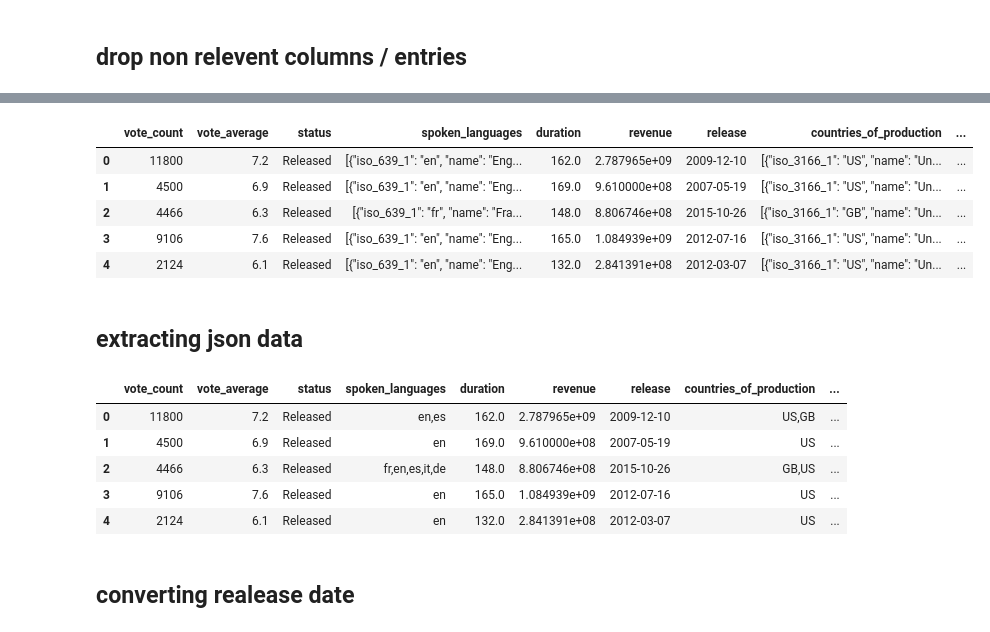
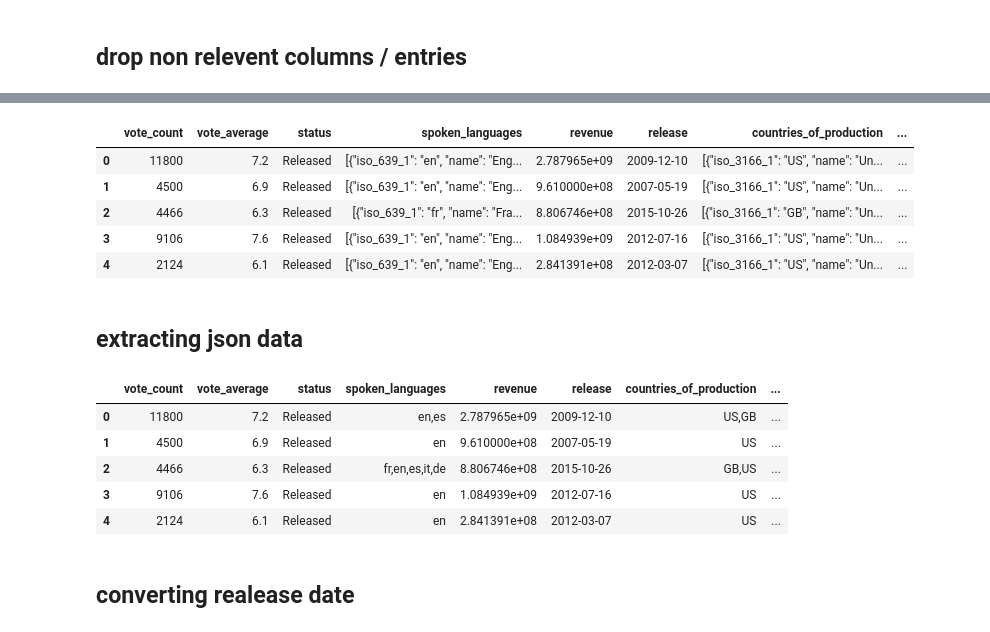
Before and after one commit to ChillinSoul/machineLearning, a Jupyter notebook: data_exploration/main.ipynb, the cells around one changed output, grey strips where cells are left out. Cells and saved outputs as stored; diff of their text form; code cells hidden in the pictures.

```diff
--- a/data_exploration/main.ipynb
+++ b/data_exploration/main.ipynb
@@ -31,17 +68,18 @@ raw_data.dropna(inplace=True)
 # %%
-drop_list = ["title", "tagline", "production","overview","original_title","homepage","id"]
+drop_list = ["title", "tagline", "production","overview","original_title","homepage","id","duration"]
 
 
 data = data.dropna(subset=['revenue'])
+data = data[data['revenue'] != 0]
 data = data.drop(drop_list, axis=1)
 data.head()
 # %% [output]
-|  | vote_count | vote_average | status | spoken_languages | duration | revenue | release | countries_of_production | ... |
-| 0 | 11800 | 7.2 | Released | [{"iso_639_1": "en", "name": "Eng... | 162.0 | 2.787965e+09 | 2009-12-10 | [{"iso_3166_1": "US", "name": "Un... | ... |
-| 1 | 4500 | 6.9 | Released | [{"iso_639_1": "en", "name": "Eng... | 169.0 | 9.610000e+08 | 2007-05-19 | [{"iso_3166_1": "US", "name": "Un... | ... |
-| 2 | 4466 | 6.3 | Released | [{"iso_639_1": "fr", "name": "Fra... | 148.0 | 8.806746e+08 | 2015-10-26 | [{"iso_3166_1": "GB", "name": "Un... | ... |
-| 3 | 9106 | 7.6 | Released | [{"iso_639_1": "en", "name": "Eng... | 165.0 | 1.084939e+09 | 2012-07-16 | [{"iso_3166_1": "US", "name": "Un... | ... |
-| 4 | 2124 | 6.1 | Released | [{"iso_639_1": "en", "name": "Eng... | 132.0 | 2.841391e+08 | 2012-03-07 | [{"iso_3166_1": "US", "name": "Un... | ... |
+|  | vote_count | vote_average | status | spoken_languages | revenue | release | countries_of_production | ... |
+| 0 | 11800 | 7.2 | Released | [{"iso_639_1": "en", "name": "Eng... | 2.787965e+09 | 2009-12-10 | [{"iso_3166_1": "US", "name": "Un... | ... |
+| 1 | 4500 | 6.9 | Released | [{"iso_639_1": "en", "name": "Eng... | 9.610000e+08 | 2007-05-19 | [{"iso_3166_1": "US", "name": "Un... | ... |
+| 2 | 4466 | 6.3 | Released | [{"iso_639_1": "fr", "name": "Fra... | 8.806746e+08 | 2015-10-26 | [{"iso_3166_1": "GB", "name": "Un... | ... |
+| 3 | 9106 | 7.6 | Released | [{"iso_639_1": "en", "name": "Eng... | 1.084939e+09 | 2012-07-16 | [{"iso_3166_1": "US", "name": "Un... | ... |
+| 4 | 2124 | 6.1 | Released | [{"iso_639_1": "en", "name": "Eng... | 2.841391e+08 | 2012-03-07 | [{"iso_3166_1": "US", "name": "Un... | ... |
 # %% [markdown]
 ## extracting json data
 # %%
@@ -52,12 +90,12 @@ data["genres"] = data["genres"].apply(helper.extract_iso_values_to_string, key="
 
 data.head()
 # %% [output]
-|  | vote_count | vote_average | status | spoken_languages | duration | revenue | release | countries_of_production | ... |
-| 0 | 11800 | 7.2 | Released | en,es | 162.0 | 2.787965e+09 | 2009-12-10 | US,GB | ... |
-| 1 | 4500 | 6.9 | Released | en | 169.0 | 9.610000e+08 | 2007-05-19 | US | ... |
-| 2 | 4466 | 6.3 | Released | fr,en,es,it,de | 148.0 | 8.806746e+08 | 2015-10-26 | GB,US | ... |
-| 3 | 9106 | 7.6 | Released | en | 165.0 | 1.084939e+09 | 2012-07-16 | US | ... |
-| 4 | 2124 | 6.1 | Released | en | 132.0 | 2.841391e+08 | 2012-03-07 | US | ... |
+|  | vote_count | vote_average | status | spoken_languages | revenue | release | countries_of_production | ... |
+| 0 | 11800 | 7.2 | Released | en,es | 2.787965e+09 | 2009-12-10 | US,GB | ... |
+| 1 | 4500 | 6.9 | Released | en | 9.610000e+08 | 2007-05-19 | US | ... |
+| 2 | 4466 | 6.3 | Released | fr,en,es,it,de | 8.806746e+08 | 2015-10-26 | GB,US | ... |
+| 3 | 9106 | 7.6 | Released | en | 1.084939e+09 | 2012-07-16 | US | ... |
+| 4 | 2124 | 6.1 | Released | en | 2.841391e+08 | 2012-03-07 | US | ... |
 # %% [markdown]
 ## converting realease date
 # %%
```
Also changed, not shown: parts of 13 cells of this notebook, 9 other files.
